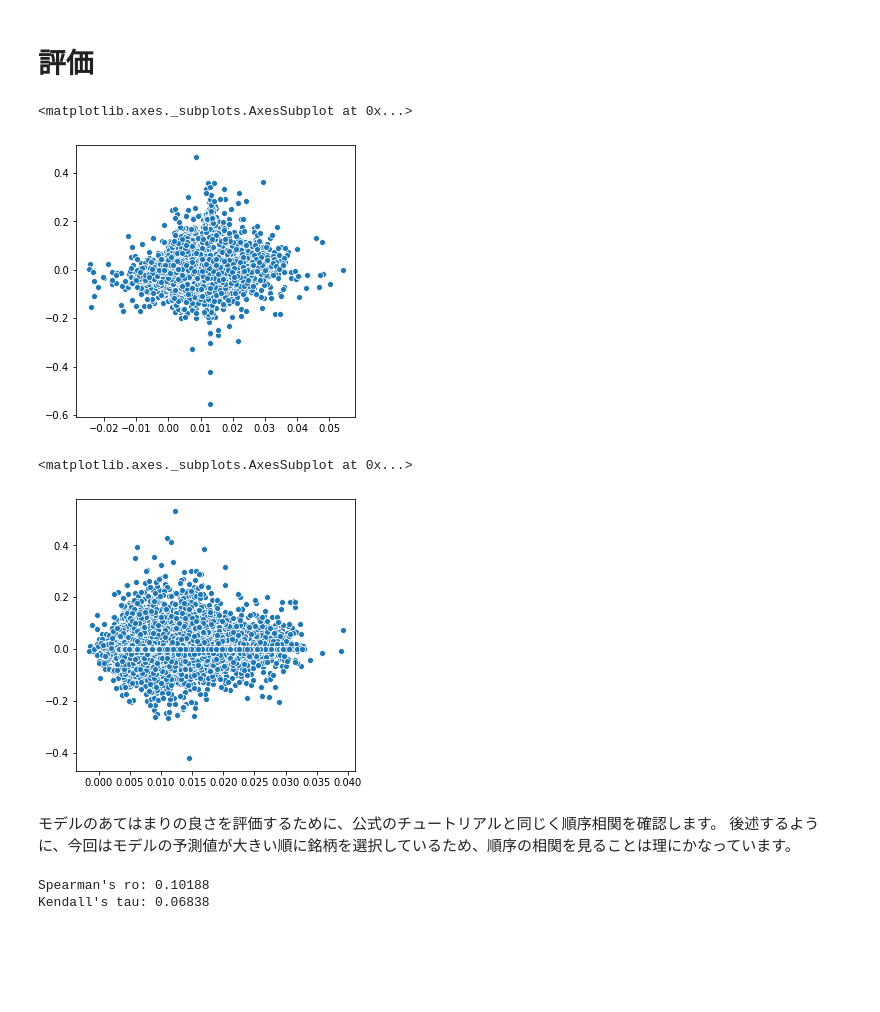
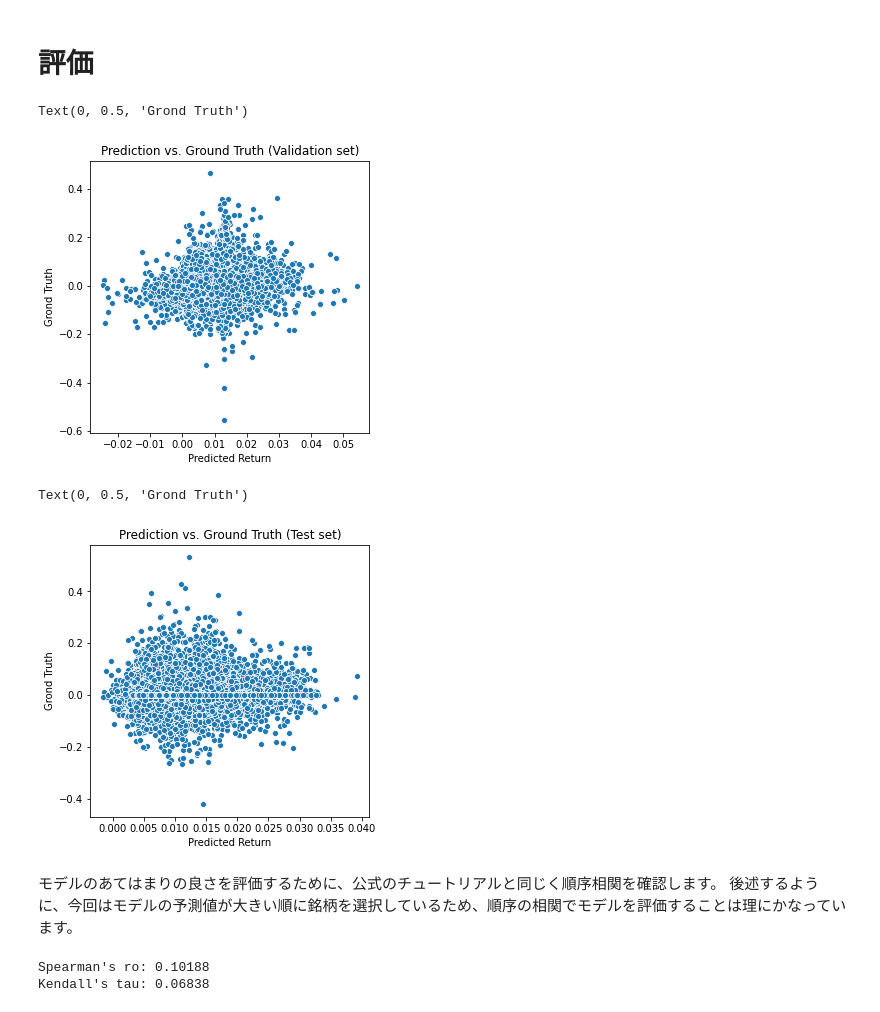
Before and after one commit to bilzard/JQuants-news, a Jupyter notebook: 005_Predict_LightGBM.ipynb, the cells around one changed output. Cells and saved outputs as stored; diff of their text form; code cells hidden in the pictures; blank space fills up the shorter version.

```diff
--- a/005_Predict_LightGBM.ipynb
+++ b/005_Predict_LightGBM.ipynb
@@ -747,19 +748,25 @@ y_oof = y[len(last_fold):]
 # %%
 fig, ax = plt.subplots(1, 1, figsize=(5, 5))
 sns.scatterplot(oof_pred, y_oof, ax=ax)
+ax.title.set_text('Prediction vs. Ground Truth (Validation set)')
+ax.set_xlabel('Predicted Return')
+ax.set_ylabel('Grond Truth')
 # %% [output]
-<matplotlib.axes._subplots.AxesSubplot at 0x...>
+Text(0, 0.5, 'Grond Truth')
-[figure, old version]
+[figure, new version]
 # %%
 fig, ax = plt.subplots(1, 1, figsize=(5, 5))
 y_test = ground_truth_df['NextWeeklyReturn'][len(ground_truth_df) - len(test_df):].values
 sns.scatterplot(test_pred, y_test, ax=ax)
+ax.title.set_text('Prediction vs. Ground Truth (Test set)')
+ax.set_xlabel('Predicted Return')
+ax.set_ylabel('Grond Truth')
 # %% [output]
-<matplotlib.axes._subplots.AxesSubplot at 0x...>
+Text(0, 0.5, 'Grond Truth')
-[figure, old version]
+[figure, new version]
 # %% [markdown]
 モデルのあてはまりの良さを評価するために、公式のチュートリアルと同じく順序相関を確認します。
-後述するように、今回はモデルの予測値が大きい順に銘柄を選択しているため、順序の相関を見ることは理にかなっています。
+後述するように、今回はモデルの予測値が大きい順に銘柄を選択しているため、順序の相関でモデルを評価することは理にかなっています。
 # %%
 from scipy import stats
 
```
Also changed, not shown: parts of 12 cells of this notebook.
